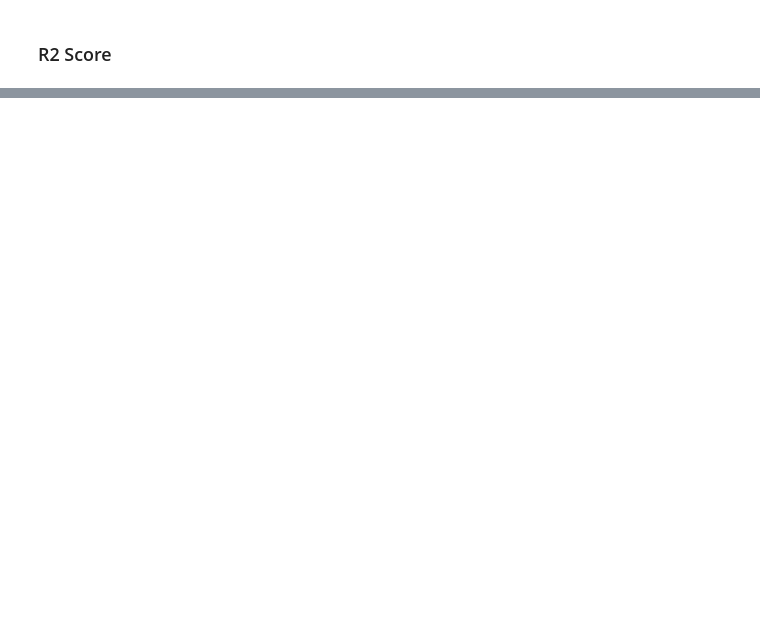
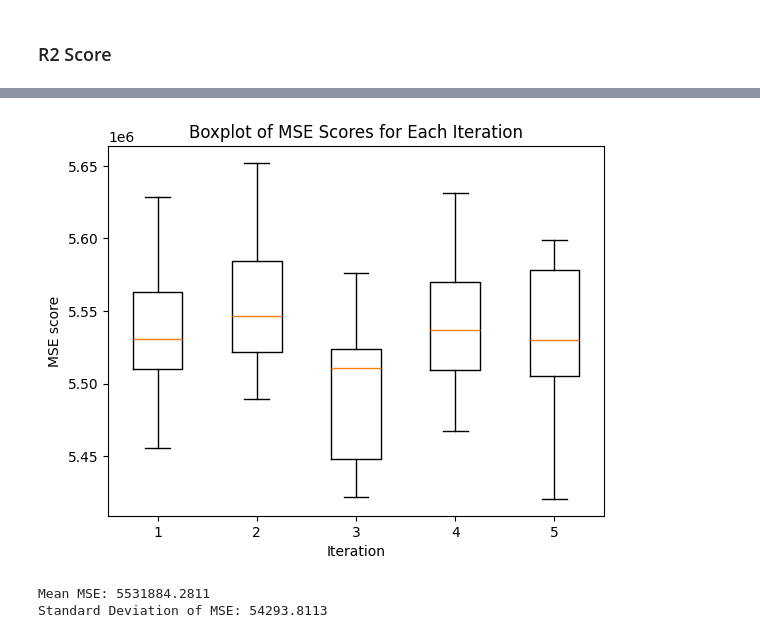
Before and after one commit to SteffanoP/volume_waste_prediction, a Jupyter notebook: scripts/models/HistGradientBoostingRegressor/modelling.ipynb, the cells around one changed output, grey strips where cells are left out. Cells and saved outputs as stored; diff of their text form; code cells hidden in the pictures; blank space fills up the shorter version.

```diff
--- a/scripts/models/HistGradientBoostingRegressor/modelling.ipynb
+++ b/scripts/models/HistGradientBoostingRegressor/modelling.ipynb
@@ -96,18 +134,20 @@ print("Standard Deviation of R2: {:.4f}".format(std_mse))
 # %%
 # Calculate MSE for each fold
-mse_scores = [-r2['test_neg_mean_squared_error'].mean() for r2 in scores]
-
-# Plot the MSE scores
-plt.plot(range(1, N_ITERATIONS + 1), mse_scores, marker='o', linestyle='-')
+mse_scores = [-mse['test_neg_mean_squared_error'] for mse in scores]
+plt.boxplot(mse_scores)
 plt.xlabel('Iteration')
-plt.ylabel('MSE')
-plt.title('MSE Scores')
+plt.ylabel('MSE score')
+plt.title('Boxplot of MSE Scores for Each Iteration')
 plt.show()
 
 # Calculate mean and standard deviation of MSE scores
-mean_mse = sum(mse_scores) / len(mse_scores)
+mean_mse = np.mean([mse.mean() for mse in mse_scores])
 std_mse = np.std(mse_scores)
 
 print("Mean MSE: {:.4f}".format(mean_mse))
 print("Standard Deviation of MSE: {:.4f}".format(std_mse))
+# %% [output]
+[figure, added]
+Mean MSE: 5531884.2811
+Standard Deviation of MSE: 54293.8113
 # %%
```
Also changed, not shown: parts of 14 cells of this notebook, 1 other file.
